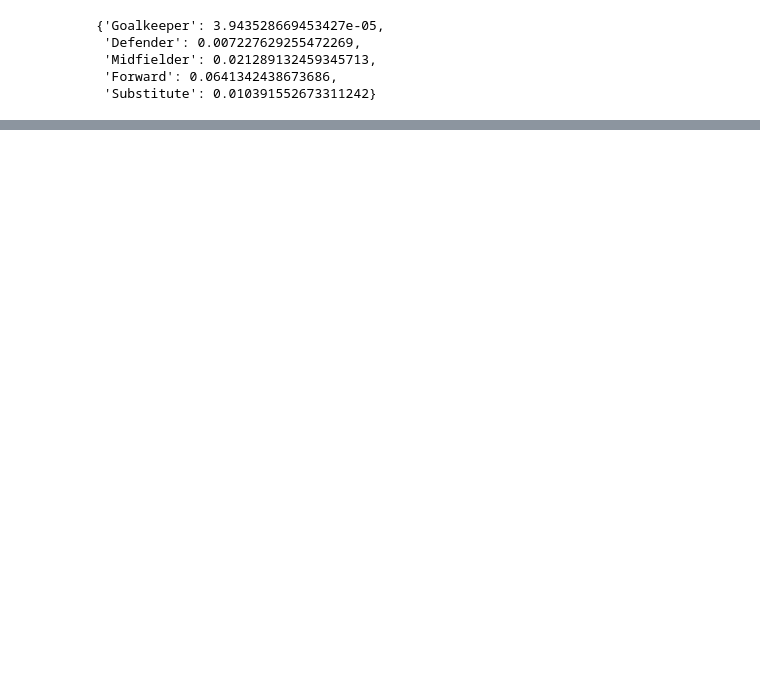
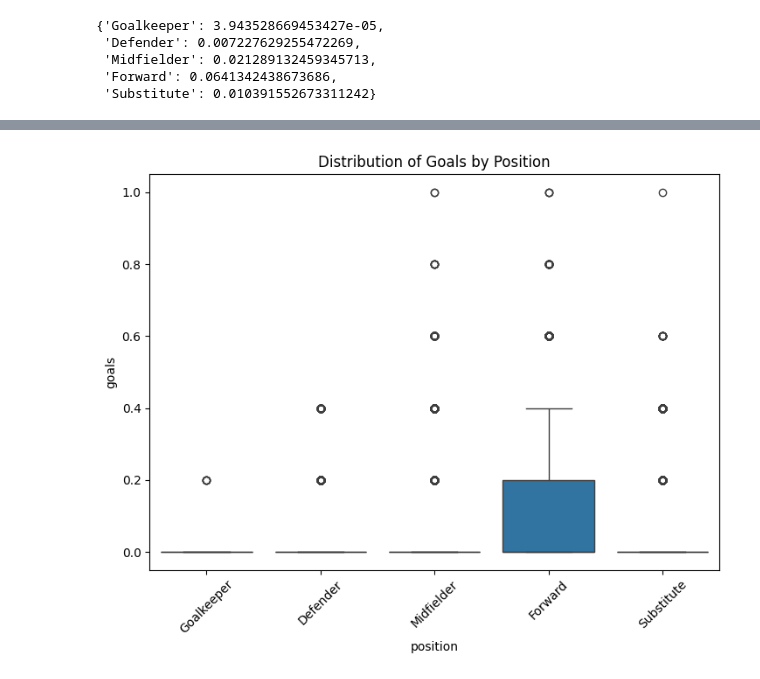
Before and after one commit to hariis-00/group_work, a Jupyter notebook: Data.ipynb, the cells around one changed output, grey strips where cells are left out. Saved outputs shown, nothing was run; the diff lists cells and outputs as text; code cells hidden in the pictures; blank space fills up the shorter version.

```diff
--- a/Data.ipynb
+++ b/Data.ipynb
@@ -128,3 +144,11 @@ average_goals_per_position
  'Midfielder': 0.021289132459345713,
  'Forward': 0.0641342438673686,
  'Substitute': 0.010391552673311242}
+# %%
+# Berechnung von neuen Merkmalen
+for index, row in data.iterrows():
+    data.at[index, 'MinutesPerGoal'] = row['time'] / (row['goals'] + 1e-6)
+    data.at[index, 'MinutesPerAssist'] = row['time'] / (row['assists'] + 1e-6)
+
+# Überprüfen der neuen Merkmale
+data[['time', 'goals', 'MinutesPerGoal', 'assists', 'MinutesPerAssist']].head()
@@ -130,0 +193,16 @@ average_goals_per_position
+# %%
+import matplotlib.pyplot as plt
+import seaborn as sns
+
+plt.figure(figsize=(14, 6))
+
+# Boxplot für Tore
+plt.subplot(1, 2, 1)
+sns.boxplot(x='position', y='goals', data=data)
+plt.title('Distribution of Goals by Position')
+plt.xticks(rotation=45)
+
+plt.tight_layout()
+plt.show()
+# %% [output]
+[figure, added]
```
Also changed, not shown: parts of 7 cells of this notebook, 1 other file.
